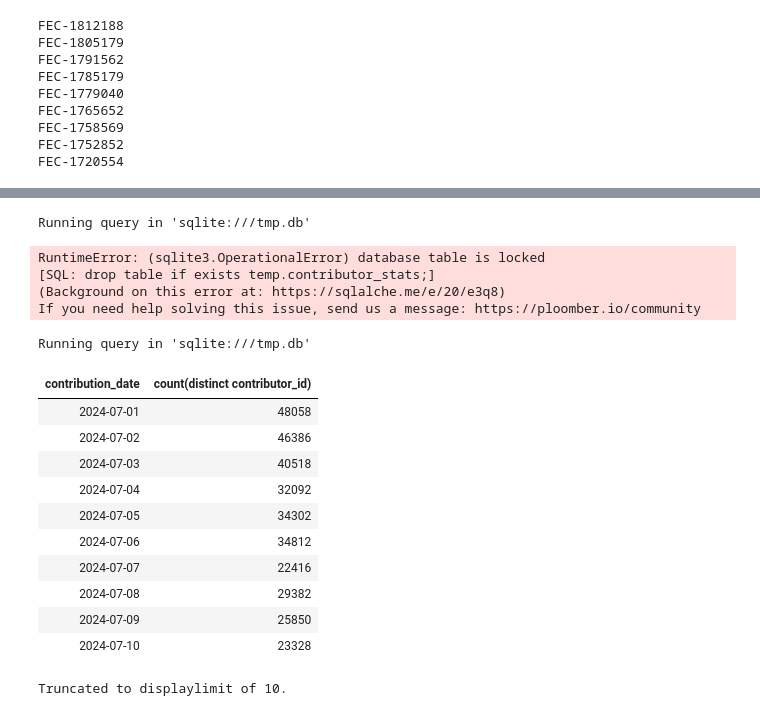
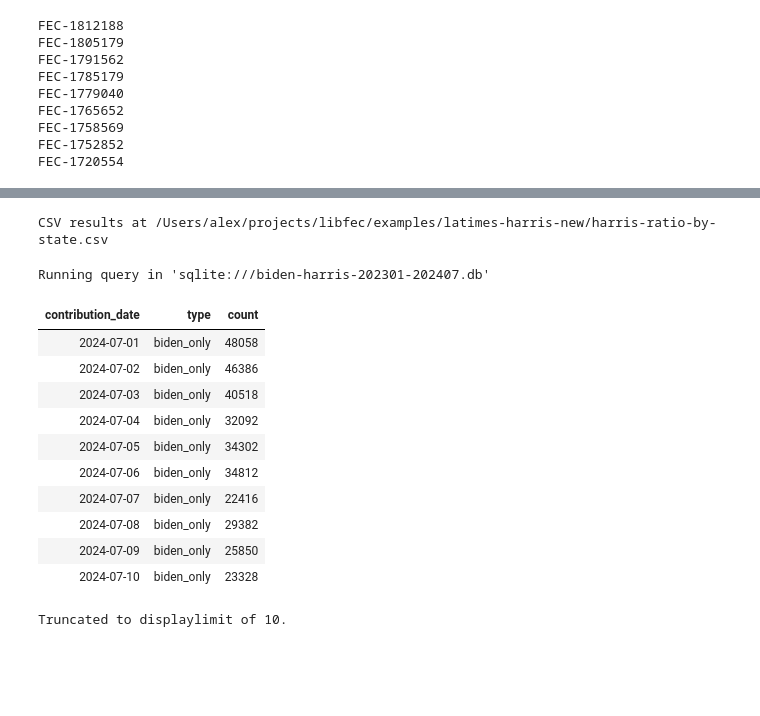
Before and after one commit to asg017/libfec, a Jupyter notebook: examples/latimes-harris-new/work.ipynb, the cells around one changed output, grey strips where cells are left out. Drawn from its saved outputs; the diff is of its cells as text; code cells hidden in the pictures; blank space fills up the shorter version.

```diff
--- a/examples/latimes-harris-new/work.ipynb
+++ b/examples/latimes-harris-new/work.ipynb
@@ -120,47 +286,30 @@ Running query in 'sqlite:///tmp.db'
-# %%
-%%sql
-drop table if exists temp.contributor_stats;
-create temp table contributor_stats as
-select
-  contributor_id,
-  contributor_state,
-  contributor_zip_code5,
-  count(*) filter (where contribution_date < '2024-07-21') > 0 as biden_donor,
-  count(*) filter (where contribution_date >= '2024-07-21') > 0 as harris_donor,
-  sum(contribution_amount) as total_contribution_amount,
-  sum(contribution_amount) filter (where contribution_date < '2024-07-21')  as biden_contribution_amount,
-  sum(contribution_amount) filter (where contribution_date >= '2024-07-21') as harris_contribution_amount
-
-from biden_harris_itemizations
-group by 1;
-# %% [output]
-Running query in 'sqlite:///tmp.db'
-RuntimeError: (sqlite3.OperationalError) database table is locked
-[SQL: drop table if exists temp.contributor_stats;]
-(Background on this error at: https://sqlalche.me/e/20/e3q8)
-If you need help solving this issue, send us a message: https://ploomber.io/community
+# %%
+data.csv("harris-ratio-by-state.csv")
+# %% [output]
+CSV results at /Users/alex/projects/libfec/examples/latimes-harris-new/harris-ratio-by-state.csv
 # %%
 %%sql
 select
   contribution_date,
-  count(distinct contributor_id)
+  'biden_only' as type,
+  count(distinct contributor_id) as count
 from biden_harris_itemizations
 where contribution_date between '2024-07-01' and '2024-07-20'
 group by 1
 order by 1;
 # %% [output]
-Running query in 'sqlite:///tmp.db'
+Running query in 'sqlite:///biden-harris-202301-202407.db'
-| contribution_date | count(distinct contributor_id) |
-| 2024-07-01 | 48058 |
-| 2024-07-02 | 46386 |
-| 2024-07-03 | 40518 |
-| 2024-07-04 | 32092 |
-| 2024-07-05 | 34302 |
-| 2024-07-06 | 34812 |
-| 2024-07-07 | 22416 |
-| 2024-07-08 | 29382 |
-| 2024-07-09 | 25850 |
-| 2024-07-10 | 23328 |
+| contribution_date | type | count |
+| 2024-07-01 | biden_only | 48058 |
+| 2024-07-02 | biden_only | 46386 |
+| 2024-07-03 | biden_only | 40518 |
+| 2024-07-04 | biden_only | 32092 |
+| 2024-07-05 | biden_only | 34302 |
+| 2024-07-06 | biden_only | 34812 |
+| 2024-07-07 | biden_only | 22416 |
+| 2024-07-08 | biden_only | 29382 |
+| 2024-07-09 | biden_only | 25850 |
+| 2024-07-10 | biden_only | 23328 |
 Truncated to displaylimit of 10.
 # %%
 
```
Also changed, not shown: parts of 32 cells of this notebook, 13 other files.
